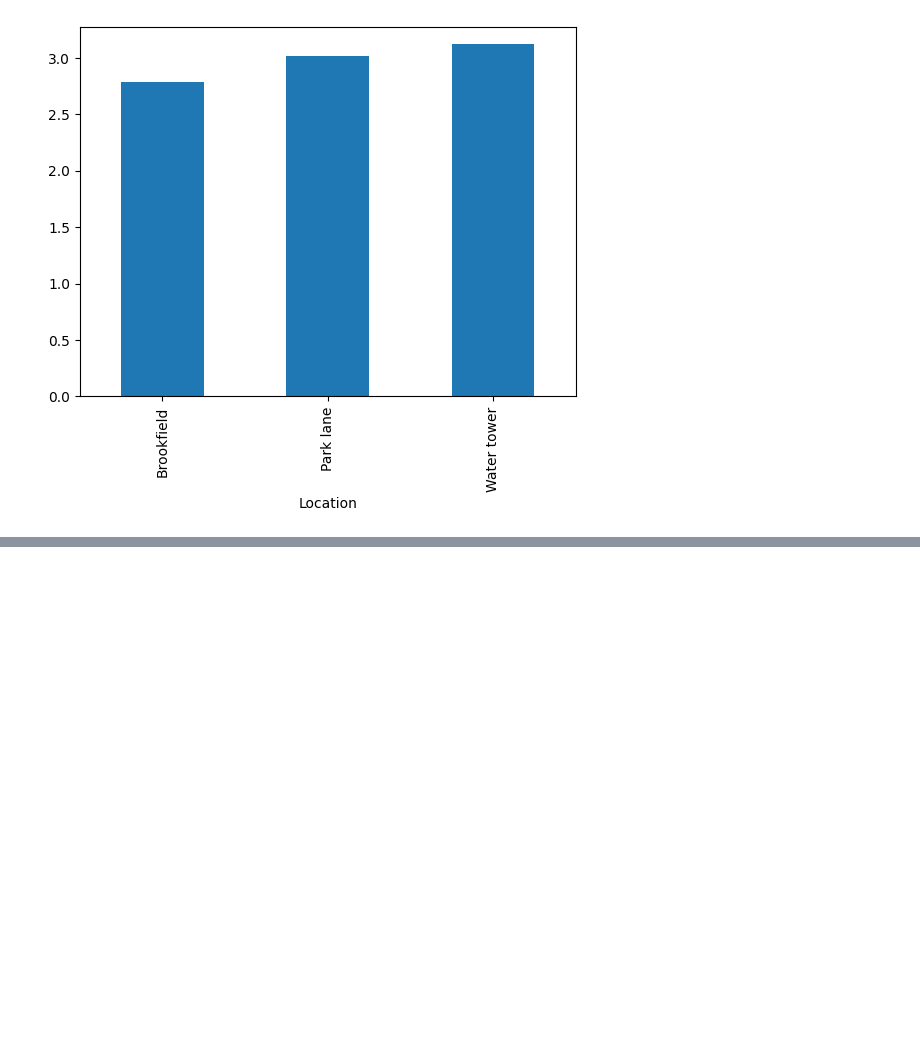
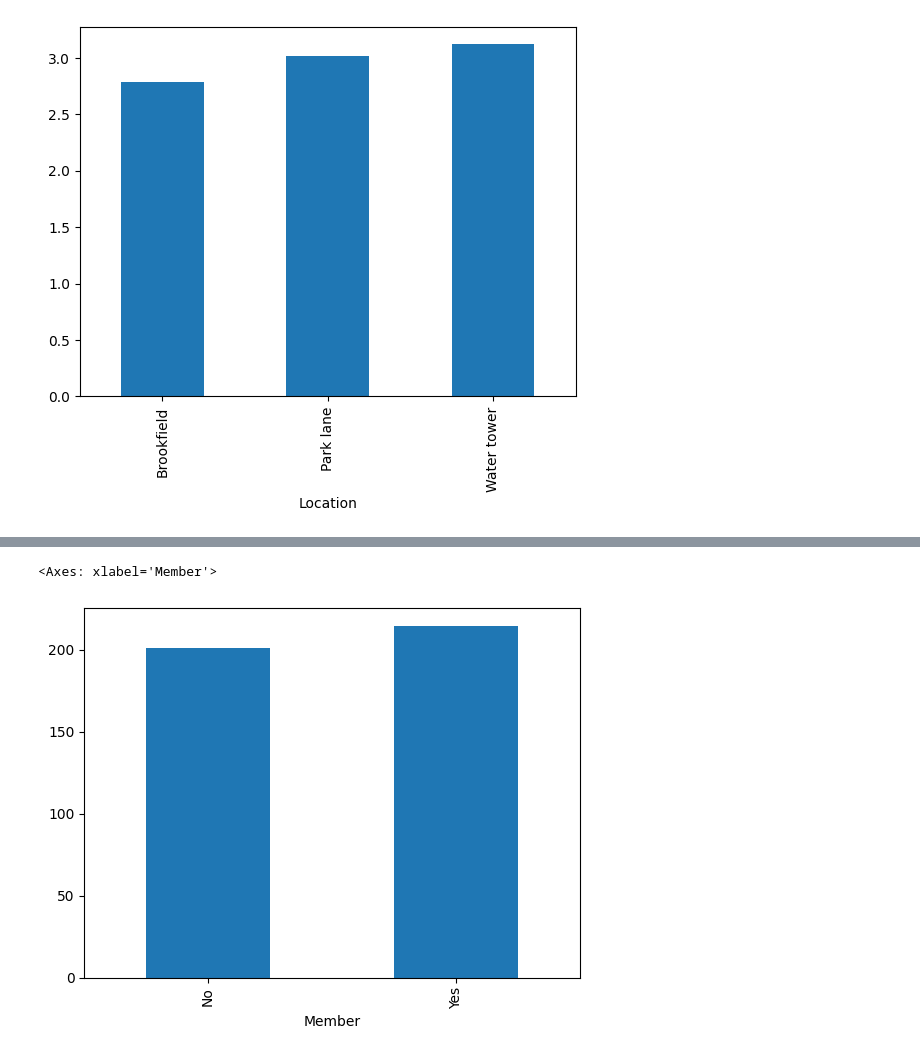
Before and after one commit to Ebin21/AI-ML, a Jupyter notebook: sales.ipynb, the cells around one changed output, grey strips where cells are left out. Drawn from its saved outputs; the diff is of its cells as text; code cells hidden in the pictures; blank space fills up the shorter version.

```diff
--- a/sales.ipynb
+++ b/sales.ipynb
@@ -285,0 +309,6 @@ rating.plot(kind='bar')
+# %%
+Members = sales.groupby(['Member']).mean(numeric_only=True)['Total']
+Members.plot(kind='bar')
+# %% [output]
+<Axes: xlabel='Member'>
+[figure, added]
```
Also changed, not shown: parts of 10 cells of this notebook.
